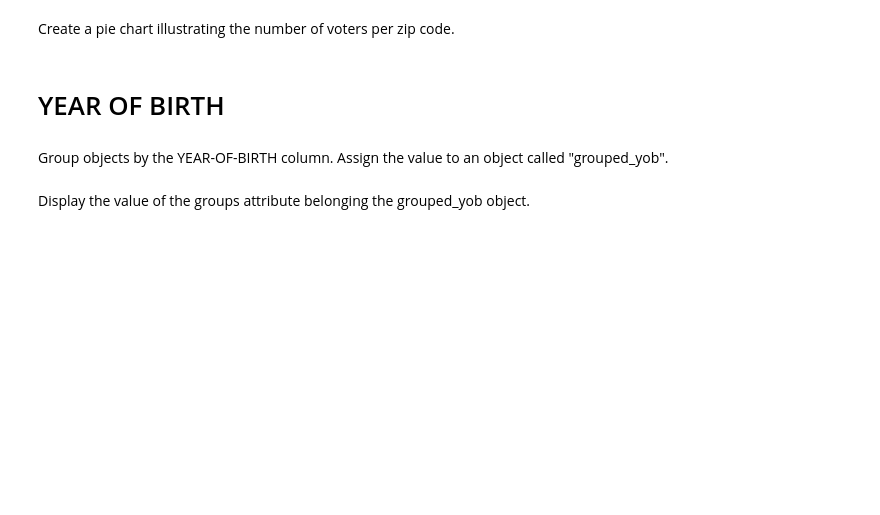
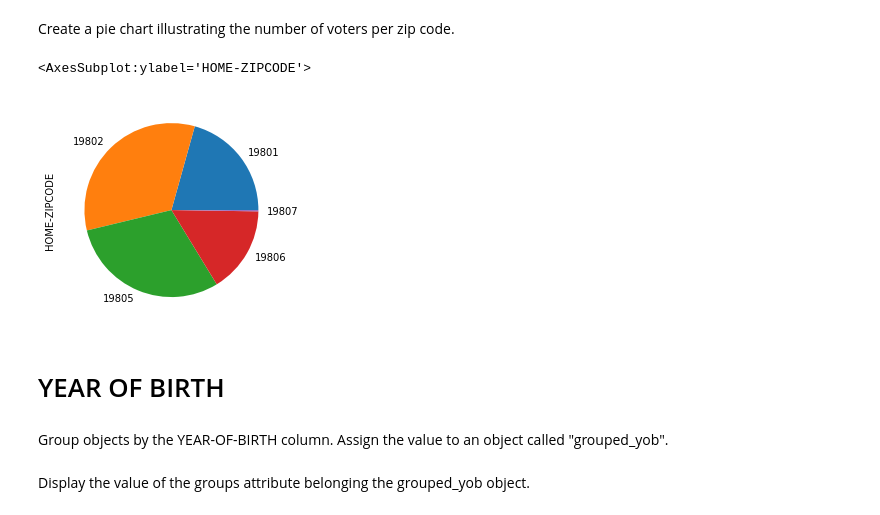
Before and after one commit to kbutalep/DataEngineering.Labs.RegisteredVotersFileWilmingtonDE, a Jupyter notebook: wilmington_de_registered_voters.ipynb, the cells around one changed output. Cells and saved outputs as stored; diff of their text form; code cells hidden in the pictures; blank space fills up the shorter version.

```diff
--- a/wilmington_de_registered_voters.ipynb
+++ b/wilmington_de_registered_voters.ipynb
@@ -45,2 +45,4 @@ Group objects using the HOME-ZIPCODE column. Assign the value to a variable call
+# %%
+grouped_zc = df.groupby('HOME-ZIPCODE')
 # %% [markdown]
 What type of object is grouped_zc?
@@ -65,3 +79,16 @@ Create a pie chart illustrating the number of voters per zip code.
+# %%
+# fig, ax = matplotlib.subplots(figsize=(4, 4))
+# ax.set_title('Number of voters per Zip Code')
+
+voters_per_zip =grouped_zc['HOME-ZIPCODE'].count()
+voters_per_zip.plot.pie()
+
+
+# voters = grouped_zc['HOME-ZIPCODE'].count()
+# voters.plot.pie()
+# %% [output]
+<AxesSubplot:ylabel='HOME-ZIPCODE'>
+[figure, added]
 # %% [markdown]
 # YEAR OF BIRTH
 # %% [markdown]
```
Also changed, not shown: parts of 24 cells of this notebook.
